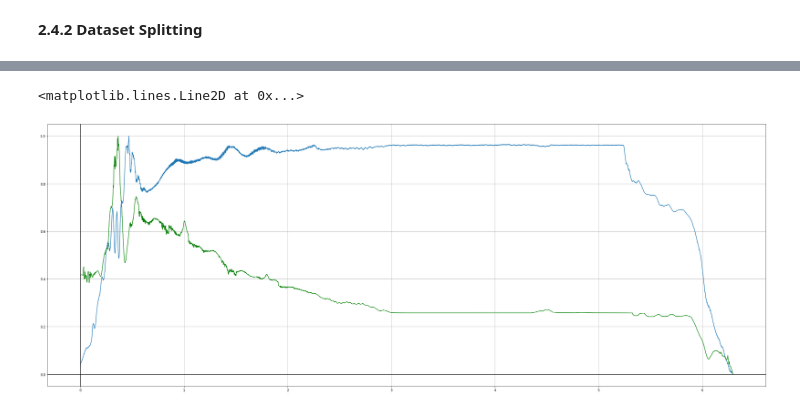
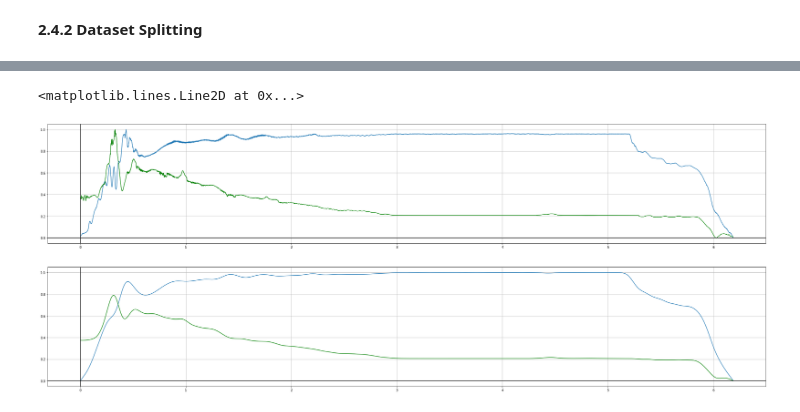
Before and after one commit to Ayushman-Choudhuri/RWTH_Hackmining_Hackathon, a Jupyter notebook: src/RWTH - Hack Mining Hackathon.ipynb, the cells around one changed output, grey strips where cells are left out. Saved outputs shown, nothing was run; the diff lists cells and outputs as text; code cells hidden in the pictures.

Commit message:
Gaussian Filter Implemented

```diff
--- a/src/RWTH - Hack Mining Hackathon.ipynb
+++ b/src/RWTH - Hack Mining Hackathon.ipynb
@@ -133,11 +142,23 @@ print(rpm_zero_crossing_index)
+# %%
+torque_GF_df = pd.DataFrame(torque_GF, columns = [' Torque_GF'] )
+torque_GF = torque_GF_df[' Torque_GF']
+
+rpm_GF_df = pd.DataFrame(rpm_GF, columns = [' rpm_GF'] )
+rpm_GF = rpm_GF_df[' rpm_GF']
+
+torque_zero_crossing_index = zero_crossing_detection(torque_GF)
+rpm_zero_crossing_index = zero_crossing_detection(rpm_raw)
+
+#print(torque_zero_crossing_index)
+#print(rpm_zero_crossing_index)
 # %% [markdown]
 **2.4.2 Dataset Splitting**
 # %%
 #split data (only extracted the first data set)
 
-correction_factor = 2500 # temporary solution to compensate for the shift during SMA filter
-split_index_1 = torque_zero_crossing_index[3] - correction_factor
-split_index_2 = torque_zero_crossing_index[4] - correction_factor
+split_index_1 = torque_zero_crossing_index[3]
+split_index_2 = torque_zero_crossing_index[4]
+
 df_raw_1 = df_raw.iloc[split_index_1:split_index_2, :]
-
-df_raw_1.head()
+torque_GF_1 = torque_GF.iloc[split_index_1:split_index_2]
+rpm_GF_1 = rpm_GF.iloc[split_index_1:split_index_2]
@@ -151,18 +165,28 @@ df_raw_1.head()
 # %%
 # Plot normalized data
 rpm_raw = df_raw_1["n_sprocket_left - U/min"]
 torque_raw = df_raw_1["torque_travel_left - Nm"]
 time = df_raw_1["Zeit - "] - df_raw_1["Zeit - "].min() #to compensate for the time shift while splitting
 
 torque_raw_norm = (torque_raw-torque_raw.min())/(torque_raw.max()-torque_raw.min())
 rpm_raw_norm = (rpm_raw-rpm_raw.min())/(rpm_raw.max()-rpm_raw.min())
 
-fig, ax = plt.subplots(1,1, figsize = (40,15))
-ax.plot(time, torque_raw_norm )
-ax.plot(time, rpm_raw_norm , 'g' )
-ax.grid(True, which='both')
-ax.axhline(y=0, color='k')
-ax.axvline(x=0, color='k')
+torque_GF_norm = (torque_GF_1-torque_GF_1.min())/(torque_GF_1.max()-torque_GF_1.min())
+rpm_GF_norm = (rpm_GF_1-rpm_GF_1.min())/(rpm_raw.max()-rpm_GF_1.min())
+
+fig, ax = plt.subplots(2,1, figsize = (40,15))
+ax[0].plot(time, torque_raw_norm )
+ax[0].plot(time, rpm_raw_norm , 'g' )
+ax[0].grid(True, which='both')
+ax[0].axhline(y=0, color='k')
+ax[0].axvline(x=0, color='k')
+
+
+ax[1].plot(time, torque_GF_norm )
+ax[1].plot(time, rpm_GF_norm , 'g' )
+ax[1].grid(True, which='both')
+ax[1].axhline(y=0, color='k')
+ax[1].axvline(x=0, color='k')
 # %% [output]
 <matplotlib.lines.Line2D at 0x...>
-[figure, old version]
+[figure, new version]
```
Also changed, not shown: parts of 7 cells of this notebook.
